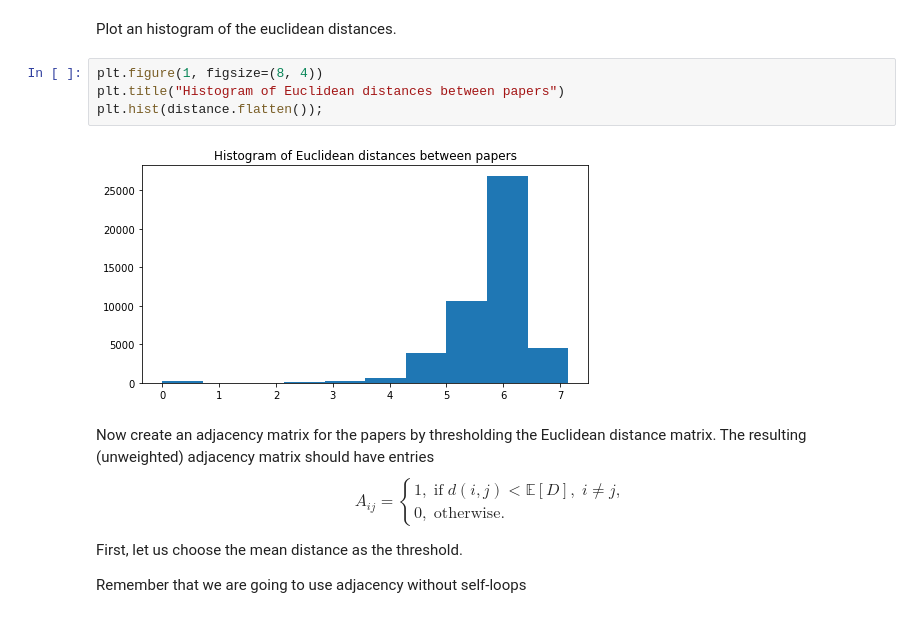
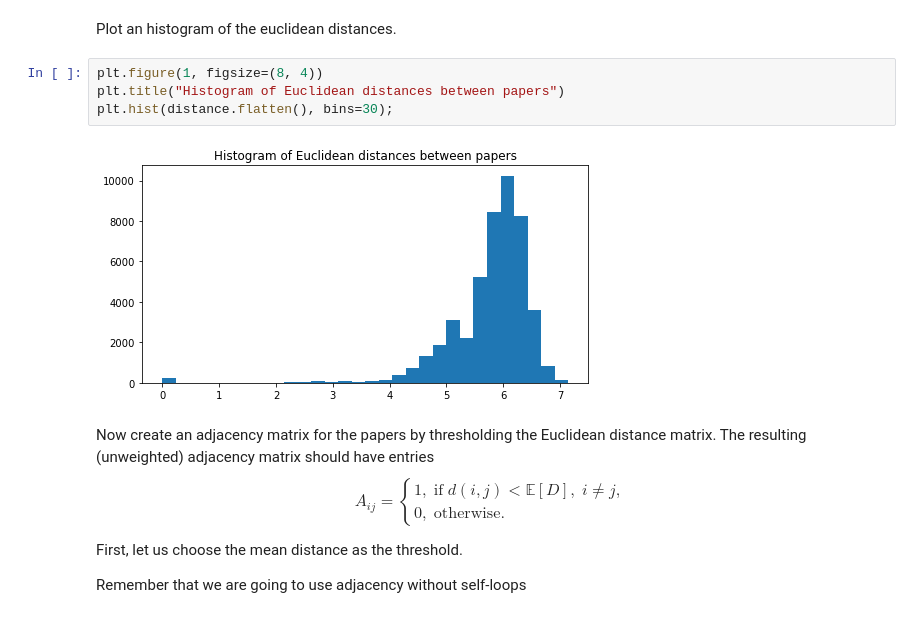
Before and after one commit to sjeanfavre/EPFL_MA4, a Jupyter notebook: NML/Assignments/1_graph_theory_basics.ipynb, the cells around one changed output. Drawn from its saved outputs; the diff is of its cells as text.

```diff
--- a/NML/Assignments/1_graph_theory_basics.ipynb
+++ b/NML/Assignments/1_graph_theory_basics.ipynb
@@ -114,9 +114,9 @@ Plot an histogram of the euclidean distances.
 # %%
 plt.figure(1, figsize=(8, 4))
 plt.title("Histogram of Euclidean distances between papers")
-plt.hist(distance.flatten());
+plt.hist(distance.flatten(), bins=30);
 # %% [output]
-[figure, old version]
+[figure, new version]
 # %% [markdown]
 Now create an adjacency matrix for the papers by thresholding the Euclidean distance matrix.
 The resulting (unweighted) adjacency matrix should have entries
```
Also changed, not shown: parts of 10 cells of this notebook, 1 other file.
